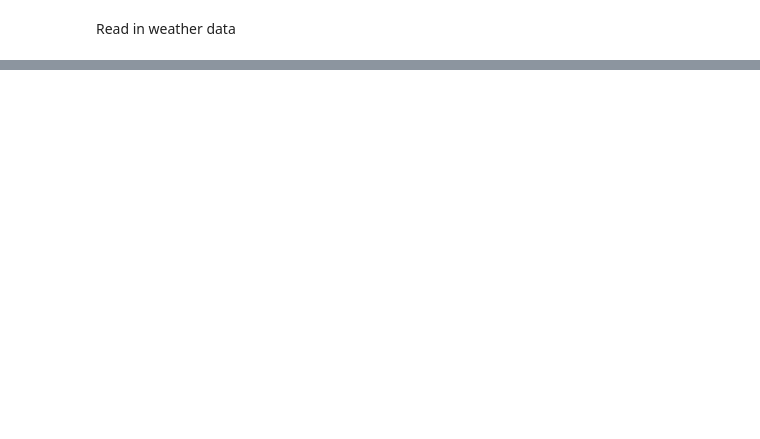
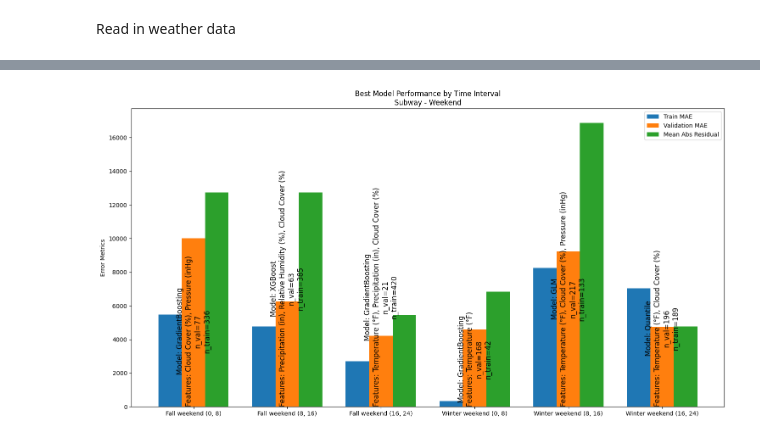
Before and after one commit to perryascott/MTA-Weather-Based-Prediction, a Jupyter notebook: notebooks/forecast.ipynb, the cells around one changed output, grey strips where cells are left out. Saved outputs shown, nothing was run; the diff lists cells and outputs as text; code cells hidden in the pictures; blank space fills up the shorter version.

Commit message:
model search fixed

```diff
--- a/notebooks/forecast.ipynb
+++ b/notebooks/forecast.ipynb
@@ -376,0 +34,5 @@ print(f"Mean absolute value of bus residuals: {combined_df['bus_residual'].abs()
+# %%
+# Filter to only include rows with precipitation > 0
+rainy_df = combined_df[combined_df['Precipitation (in)'] > 0].copy()
+print(f"Original dataset size: {len(combined_df)}")
+print(f"Dataset size with only precipitation > 0: {len(rainy_df)}")
@@ -392,7 +57,7 @@ models = {
     'Naive': NaiveModel()
 }
 
-train_df, val_df = split_df_at_datetime(combined_df, pd.Timestamp('2023-11-16'))
+train_df, val_df = split_df_at_datetime(rainy_df, pd.Timestamp('2023-11-16'))
 
 results = {}
 
@@ -520,0 +256,83 @@ for mode in modes:
+# %%
+def get_best_models_by_interval(search_results, mode, day_type):
+    best_models = {}
+
+    # Get all results for this mode
+    mode_results = search_results[mode]
+
+    # Filter results by day type and find best model for each interval
+    for result in mode_results:
+        interval = result["time_interval"]
+        if interval.day_type != day_type:
+            continue
+
+        model_results = result["model_results"]
+        parameters = result["parameters"]
+
+        # Initialize best configuration for this interval if not exists
+        if interval not in best_models:
+            best_models[interval] = {
+                'model_name': None,
+                'features': None,
+                'train_mae': float('inf'),
+                'val_mae': float('inf'),
+                'val_residual': None,
+                'n_samples': 0
+            }
+
+        # Check each model's performance
+        for model_name, metrics in model_results.items():
+            val_mae = metrics['val_metrics']['MAE']
+            if val_mae < best_models[interval]['val_mae']:
+                best_models[interval] = {
+                    'model_name': model_name,
+                    'features': [p.value for p in parameters],
+                    'train_mae': metrics['train_metrics']['MAE'],
+                    'val_mae': val_mae,
+                    'val_residual': np.mean(np.abs(metrics['val_residual'])),
+                    'n_samples_val': len(metrics['val_residual']),
+                    'n_samples_train': len(metrics['train_residual'])
+                }
+
+    return best_models
+
+# Rest of the plotting code remains the same...
+
+# Create plots for each mode and day type
+for mode in modes:
+    for day_type in ['weekend', 'weekday']:
+        best_models = get_best_models_by_interval(search_results, mode, day_type)
+
+        # Set up the plot
+        fig, ax = plt.subplots(figsize=(15, 8))
+
+        # Prepare data for plotting
+        intervals = [interval.summary for interval in best_models.keys()]
+        x = np.arange(len(intervals))
+        width = 0.25
+
+        # Create bars
+        train_bars = ax.bar(x - width, [m['train_mae'] for m in best_models.values()], width, label='Train MAE')
+        val_bars = ax.bar(x, [m['val_mae'] for m in best_models.values()], width, label='Validation MAE')
+        residual_bars = ax.bar(x + width, [m['val_residual'] for m in best_models.values()], width, label='Mean Abs Residual')
+
+        # Customize plot
+        ax.set_ylabel('Error Metrics')
+        ax.set_title(f'Best Model Performance by Time Interval\n{mode.capitalize()} - {day_type.capitalize()}')
+        ax.set_xticks(x)
+        ax.set_xticklabels(intervals)
+        ax.legend()
+
+        # Add model details as annotations
+        for idx, (interval, model) in enumerate(best_models.items()):
+            ax.text(idx, 0,
+                   f"Model: {model['model_name']}\nFeatures: {', '.join(model['features'])}\nn_val={model['n_samples_val']}\nn_train={model['n_samples_train']}",
+                   rotation=90,
+                   va='bottom',
+                   ha='center',
+                   fontsize=12)
+
+        plt.tight_layout()
+        plt.show()
+# %% [output]
+[figure, added]
```
Also changed, not shown: parts of 17 cells of this notebook, 3 other files.
